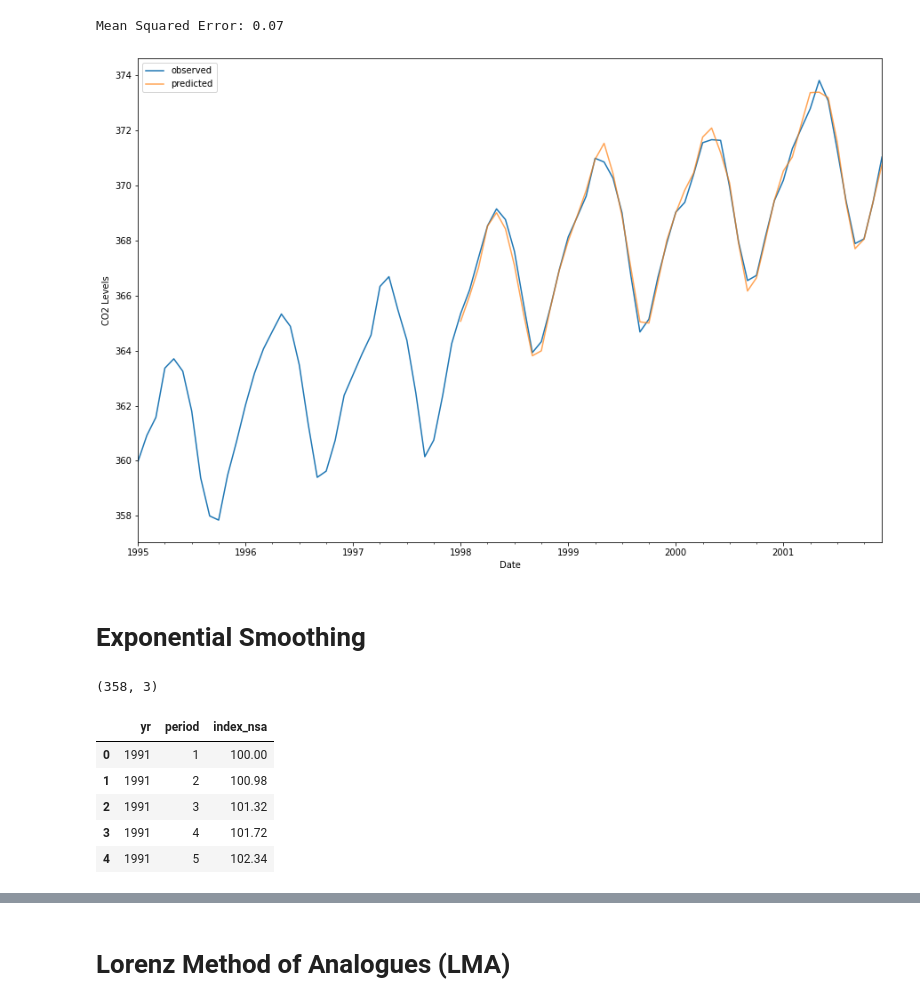
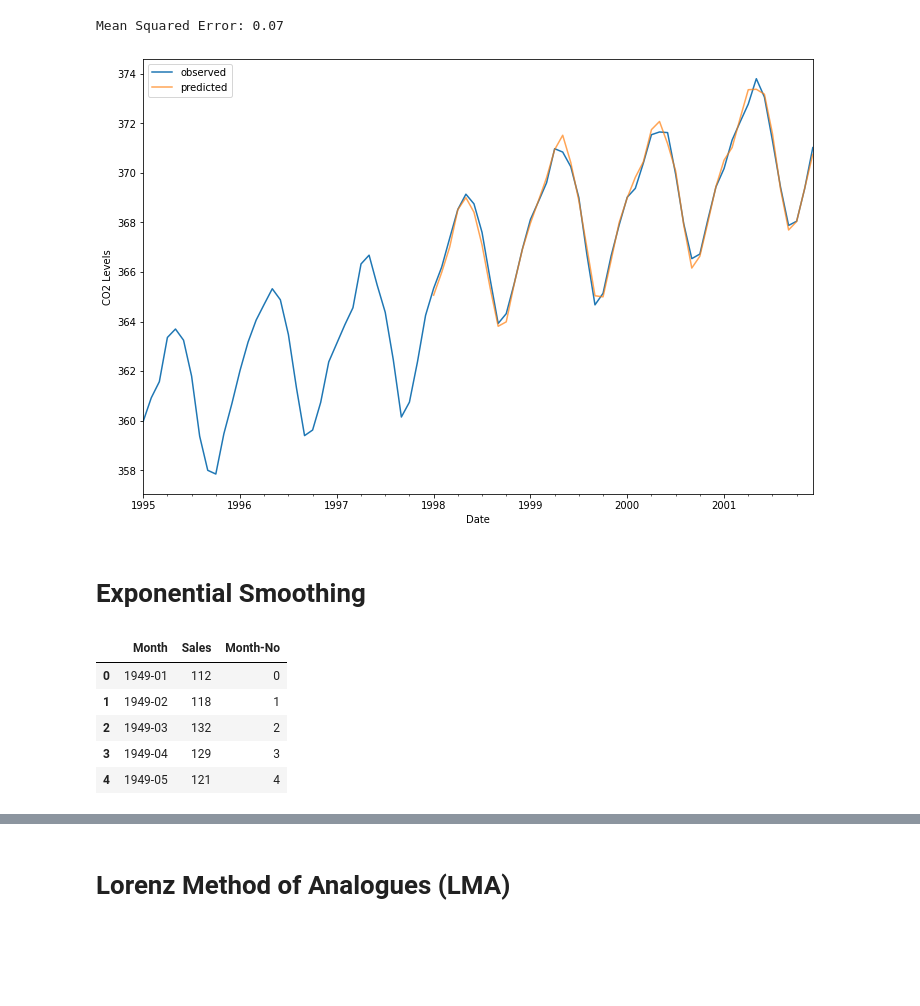
Before and after one commit to HHansi/Applied-AI-Course, a Jupyter notebook: Time Series Analysis/Time_Series_Models_Part1.ipynb, the cells around one changed output, grey strips where cells are left out. Cells and saved outputs as stored; diff of their text form; code cells hidden in the pictures; blank space fills up the shorter version.

```diff
--- a/Time Series Analysis/Time_Series_Models_Part1.ipynb
+++ b/Time Series Analysis/Time_Series_Models_Part1.ipynb
@@ -238,30 +244,34 @@ print(f'Mean Squared Error: {round(mean_squared_error(actuals, preds), 2)}')
 Mean Squared Error: 0.07
 # %%
 # plot observations and predictions
-ax = df['1995':]['co2'].plot(label='observed', figsize=(15, 10))
+ax = df['1995':]['co2'].plot(label='observed', figsize=(12, 8))
 preds.plot(ax=ax, label='predicted', alpha=.7)
 
 ax.set_xlabel('Date')
 ax.set_ylabel('CO2 Levels')
 plt.legend()
 
 plt.show()
 # %% [output]
-[figure, old version]
+[figure, new version]
 # %% [markdown]
 # Exponential Smoothing
 # %%
 # load the data set
 # As the parameter, the file path should be provided. Additionally, GitHub URL can also be provided as follows.
-df = pd.read_csv('https://raw.githubusercontent.com/HHansi/Applied-AI-Course/main/Time%20Series%20Analysis/data/HPI_master.csv')
+df = pd.read_csv('https://raw.githubusercontent.com/HHansi/Applied-AI-Course/main/Time%20Series%20Analysis/data/international-airline-passengers.csv')
 
-print(df.shape)
+# rename column name
+df = df.rename(columns={"International airline passengers: monthly totals in thousands. Jan 49 ? Dec 60": "Sales"})
+
+# convert month to int
+df['Month-No'] = list(range(0, len(df['Month'])))
+
 df.head()
 # %% [output]
-(358, 3)
-|  | yr | period | index_nsa |
-| 0 | 1991 | 1 | 100.00 |
-| 1 | 1991 | 2 | 100.98 |
-| 2 | 1991 | 3 | 101.32 |
-| 3 | 1991 | 4 | 101.72 |
-| 4 | 1991 | 5 | 102.34 |
+|  | Month | Sales | Month-No |
+| 0 | 1949-01 | 112 | 0 |
+| 1 | 1949-02 | 118 | 1 |
+| 2 | 1949-03 | 132 | 2 |
+| 3 | 1949-04 | 129 | 3 |
+| 4 | 1949-05 | 121 | 4 |
```
Also changed, not shown: parts of 25 cells of this notebook.
